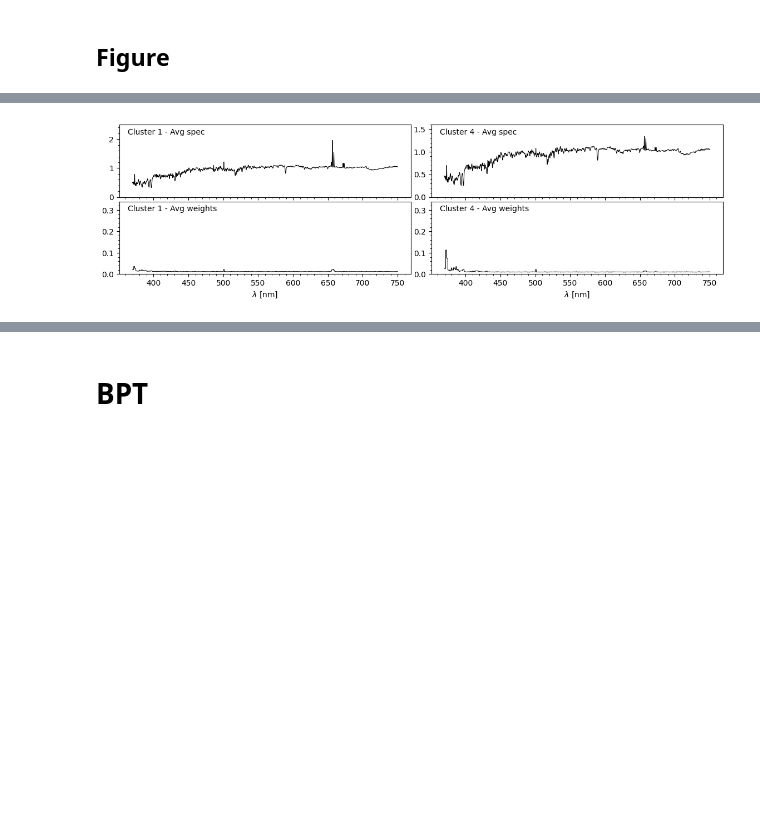
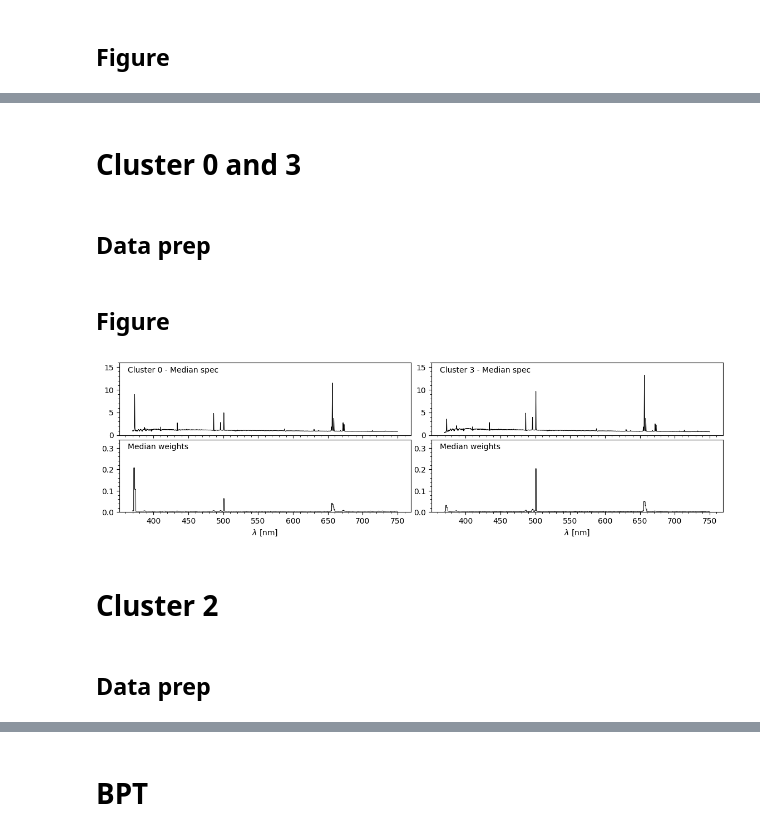
Before and after one commit to ed-ortizm/xai-astronomy, a Jupyter notebook: thesis/04_clustering_xai/06_lof_cluster_analysis.ipynb, the cells around one changed output, grey strips where cells are left out. Drawn from its saved outputs; the diff is of its cells as text; code cells hidden in the pictures; blank space fills up the shorter version.

```diff
--- a/thesis/04_clustering_xai/06_lof_cluster_analysis.ipynb
+++ b/thesis/04_clustering_xai/06_lof_cluster_analysis.ipynb
@@ -909,3 +998,21 @@ avg_spec_4 = weights_dict["spectra_cluster_dict"][4].mean(axis=0)
+# %% [markdown]
+# Cluster 0 and 3
+# %% [markdown]
+## Data prep
+# %%
+# Cluster 0
+weights_0 = weights_dict["weights_cluster_dict"][0]
+med_weights_0 = np.nanmedian(weights_0, axis=0)
+spec_0 = weights_dict["spectra_cluster_dict"][0]
+med_spec_0 = np.nanmedian(spec_0, axis=0)
+
+# Cluster 3
+weights_3 = weights_dict["weights_cluster_dict"][3]
+med_weights_3 = np.nanmedian(weights_3, axis=0)
+spec_3 = weights_dict["spectra_cluster_dict"][3]
+med_spec_3 = np.nanmedian(spec_3, axis=0)
+# %% [markdown]
+## Figure
 # %%
 lw = 0.75
 
@@ -917,28 +1024,28 @@ fig, axs = plt.subplots(
 )
 
 # ------------------------------------------------------------------
-# Cluster 1
-axs[0, 0].plot(wave_nm, avg_spec_1, color="black", linewidth=lw)
+# Cluster 0
+axs[0, 0].plot(wave_nm, med_spec_0, color="black", linewidth=lw)
 
-y_lims = (0, 2.5)
-y_ticks = np.arange(0, 2.5, 1)
+y_lims = (0, 16)
+y_ticks = range(0, 16, 5)
 axs[0, 0].set_ylim(y_lims)
 axs[0, 0].set_yticks(y_ticks)
 
 # weights
-axs[1, 0].plot(wave_nm, avg_weights_1, color="black", linewidth=lw)
+axs[1, 0].plot(wave_nm, med_weights_0, color="black", linewidth=lw)
 
 # ------------------------------------------------------------------
-# Cluster 4
-axs[0, 1].plot(wave_nm, avg_spec_4, color="black", linewidth=lw)
+# Cluster 3
+axs[0, 1].plot(wave_nm, med_spec_3, color="black", linewidth=lw)
 
-y_lims = (0, 1.6)
-y_ticks = [0, 0.5, 1.0, 1.5]
+y_lims = (0, 16)
+y_ticks = range(0, 16, 5)
 axs[0, 1].set_ylim(y_lims)
 axs[0, 1].set_yticks(y_ticks)
 
 # weights
-axs[1, 1].plot(wave_nm, avg_weights_4, color="black", linewidth=lw)
+axs[1, 1].plot(wave_nm, med_weights_3, color="black", linewidth=lw)
 
 # --------------------------------------------------------------------
 # lim and ticks for explanation weights
@@ -958,38 +1065,44 @@ axs[-1, 1].set_xlabel(r"$\lambda$ [nm]")
 for ax in axs.flatten():
     ax.minorticks_on()
 
 # add text
 i = 0
 axs[i , 0].text(
-    0.03, 0.95, f'Cluster {i + 1} - Avg spec',
+    0.03, 0.95, f'Cluster {i} - Median spec',
     transform=axs[i, 0].transAxes,
     # fontsize=14,
     verticalalignment='top',
 )
 axs[i + 1, 0].text(
-    0.03, 0.95, f'Cluster {i + 1} - Avg weights',
+    # 0.03, 0.95, f'Cluster {i} - Med weights',
+    0.03, 0.95, 'Median weights',
     transform=axs[i + 1, 0].transAxes,
     # fontsize=14,
     verticalalignment='top',
 )
 
 axs[i, 1].text(
-    0.03, 0.95, f'Cluster {i + 4} - Avg spec',
+    0.03, 0.95, f'Cluster {i + 3} - Median spec',
     transform=axs[i, 1].transAxes,
     # fontsize=14,
     verticalalignment='top',
 )
 axs[i + 1, 1].text(
-    0.03, 0.95, f'Cluster {i + 4} - Avg weights',
+    # 0.03, 0.95, f'Cluster {i + 3} - Median weights',
+    0.03, 0.95, 'Median weights',
     transform=axs[i + 1, 1].transAxes,
     # fontsize=14,
     verticalalignment='top',
 )
 
 plt.subplots_adjust(hspace=0.06, wspace=0.07)
 plt.show()
-# # save fig
-# fname = 'lof_clusters_1_4'
-# fig.savefig(f"{ch_6_dir}/{fname}_avg.pdf", bbox_inches="tight")
+# save fig
+fname = 'lof_clusters_0_3'
+fig.savefig(f"{ch_6_dir}/{fname}_med.pdf", bbox_inches="tight")
 # %% [output]
-[figure, old version]
+[figure, new version]
+# %% [markdown]
+# Cluster 2
+# %% [markdown]
+## Data prep
```
Also changed, not shown: parts of 13 cells of this notebook, 3 other files.
